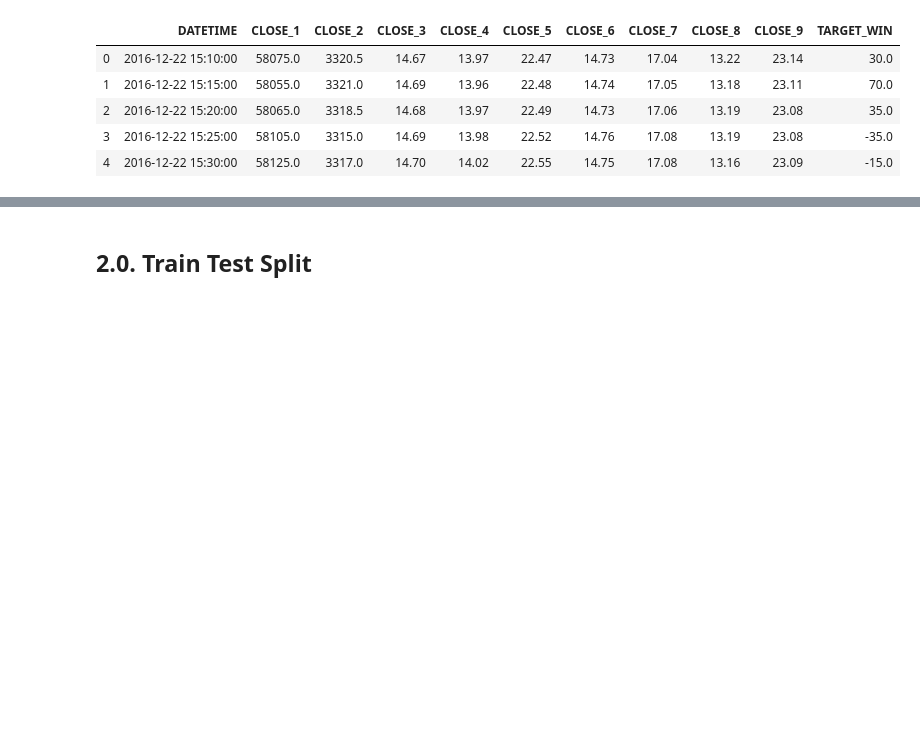
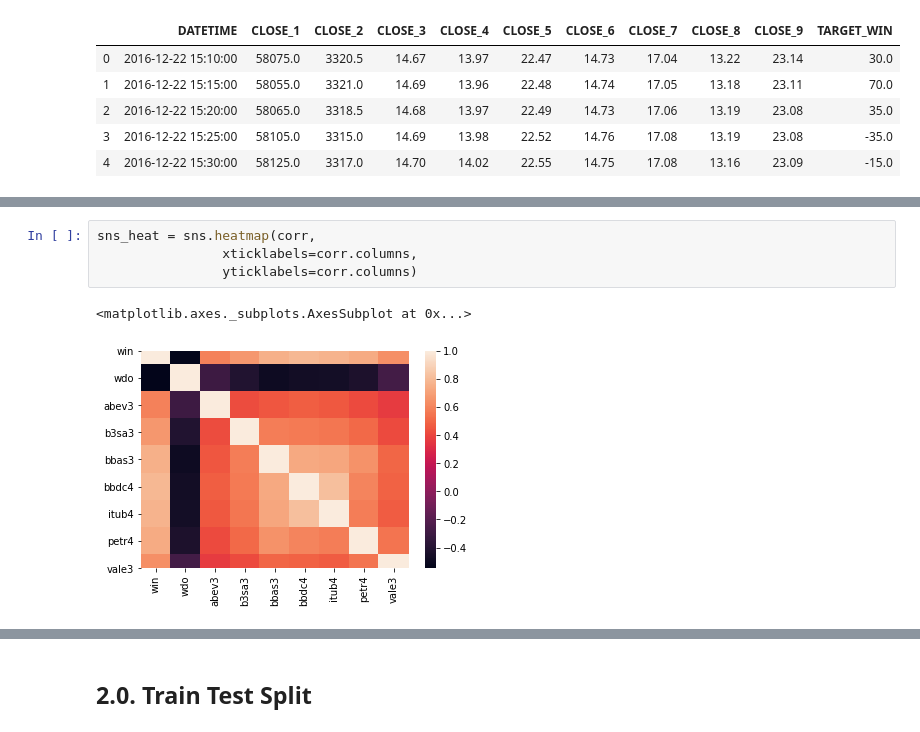
Before and after one commit to audelianoli/stock_market_predition_w_blue_chips, a Jupyter notebook: eda.ipynb, the cells around one changed output, grey strips where cells are left out. Saved outputs shown, nothing was run; the diff lists cells and outputs as text; blank space fills up the shorter version.

```diff
--- a/eda.ipynb
+++ b/eda.ipynb
@@ -126,0 +132,7 @@ plt.show()
+# %%
+sns_heat = sns.heatmap(corr,
+                xticklabels=corr.columns,
+                yticklabels=corr.columns)
+# %% [output]
+<matplotlib.axes._subplots.AxesSubplot at 0x...>
+[figure, added]
```
Also changed, not shown: parts of 12 cells of this notebook, 1 other file.
